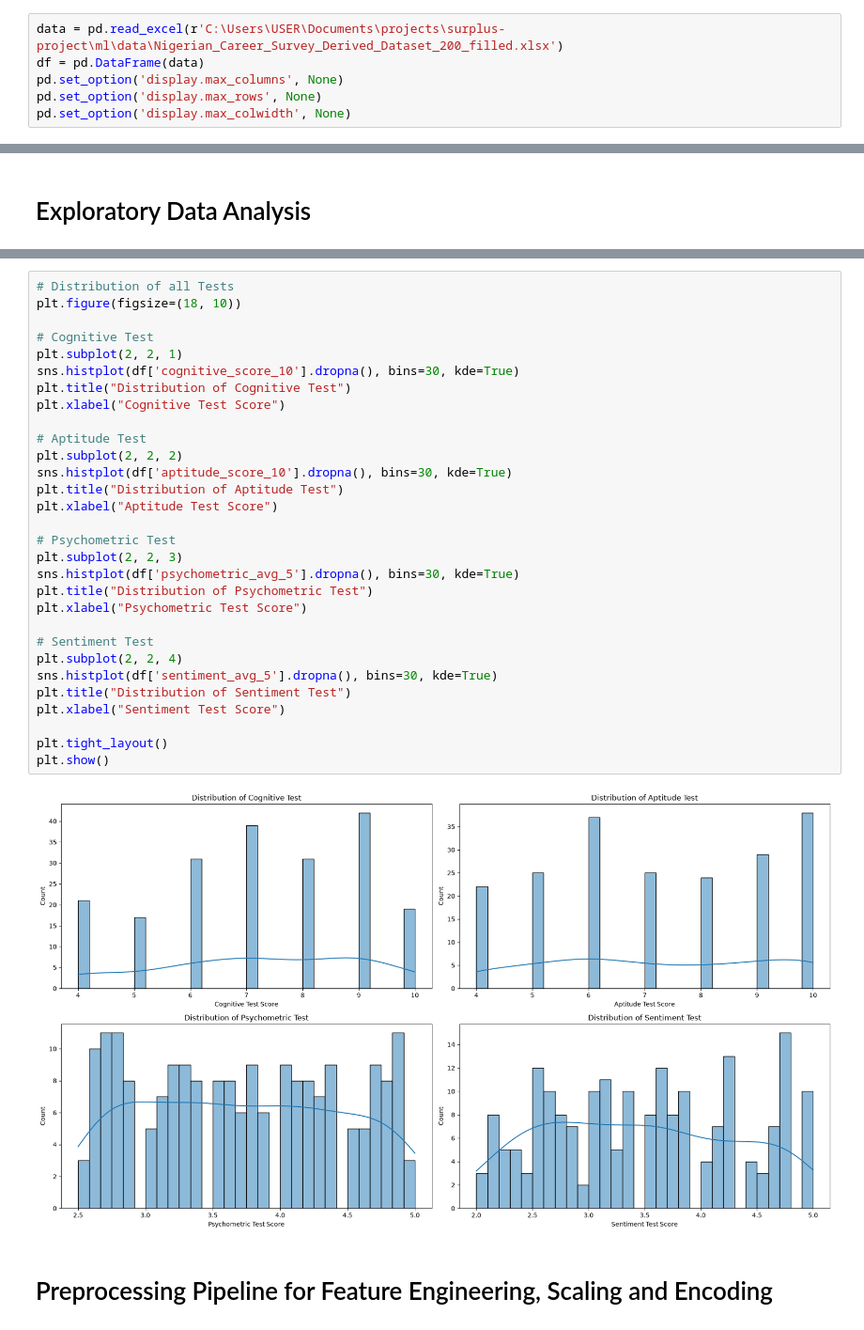
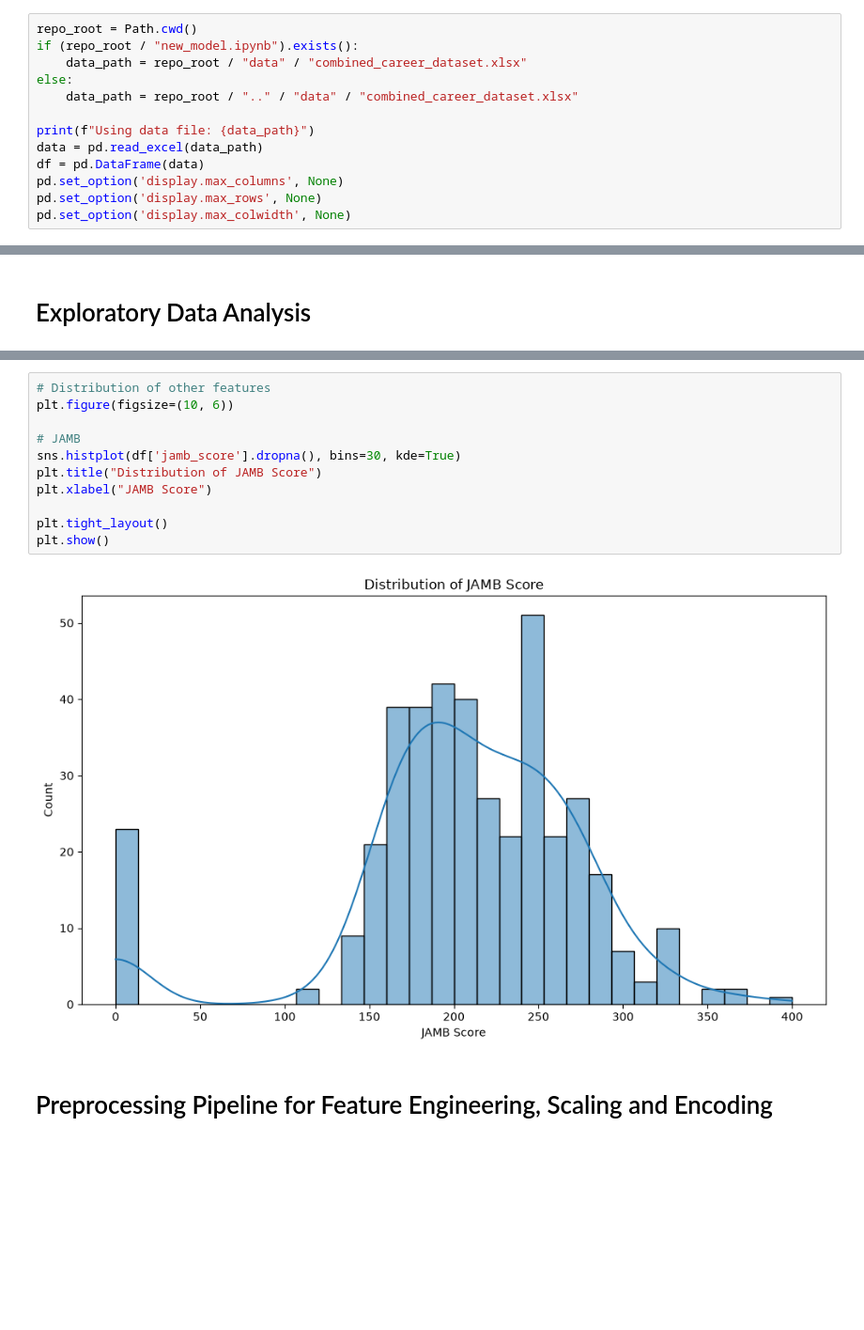
Before and after one commit to A-I-Jeremiah/Smart-Career-Portal, a Jupyter notebook: new_model.ipynb, the cells around one changed output, grey strips where cells are left out. Shown at 94% size. Cells and saved outputs as stored; diff of their text form; blank space fills up the shorter version.

Commit message:
Trained new model on new dataset

```diff
--- a/new_model.ipynb
+++ b/new_model.ipynb
@@ -41,5 +77,12 @@ import joblib
 # %%
-data = pd.read_excel(r'C:\Users\USER\Documents\projects\surplus-project\ml\data\Nigerian_Career_Survey_Derived_Dataset_200_filled.xlsx')
+repo_root = Path.cwd()
+if (repo_root / "new_model.ipynb").exists():
+    data_path = repo_root / "data" / "combined_career_dataset.xlsx"
+else:
+    data_path = repo_root / ".." / "data" / "combined_career_dataset.xlsx"
+
+print(f"Using data file: {data_path}")
+data = pd.read_excel(data_path)
 df = pd.DataFrame(data)
 pd.set_option('display.max_columns', None)
 pd.set_option('display.max_rows', None)
@@ -200,35 +260,16 @@ plt.show()
 # %%
-# Distribution of all Tests
-plt.figure(figsize=(18, 10))
+# Distribution of other features
+plt.figure(figsize=(10, 6))
 
-# Cognitive Test
-plt.subplot(2, 2, 1)
-sns.histplot(df['cognitive_score_10'].dropna(), bins=30, kde=True)
-plt.title("Distribution of Cognitive Test")
-plt.xlabel("Cognitive Test Score")
-
-# Aptitude Test
-plt.subplot(2, 2, 2)
-sns.histplot(df['aptitude_score_10'].dropna(), bins=30, kde=True)
-plt.title("Distribution of Aptitude Test")
-plt.xlabel("Aptitude Test Score")
-
-# Psychometric Test
-plt.subplot(2, 2, 3)
-sns.histplot(df['psychometric_avg_5'].dropna(), bins=30, kde=True)
-plt.title("Distribution of Psychometric Test")
-plt.xlabel("Psychometric Test Score")
-
-# Sentiment Test
-plt.subplot(2, 2, 4)
-sns.histplot(df['sentiment_avg_5'].dropna(), bins=30, kde=True)
-plt.title("Distribution of Sentiment Test")
-plt.xlabel("Sentiment Test Score")
+# JAMB
+sns.histplot(df['jamb_score'].dropna(), bins=30, kde=True)
+plt.title("Distribution of JAMB Score")
+plt.xlabel("JAMB Score")
 
 plt.tight_layout()
 plt.show()
 # %% [output]
-[figure, old version]
+[figure, new version]
 # %% [markdown]
 # Preprocessing Pipeline for Feature Engineering, Scaling and Encoding
 # %%
```
Also changed, not shown: parts of 21 cells of this notebook, 3 other files.
